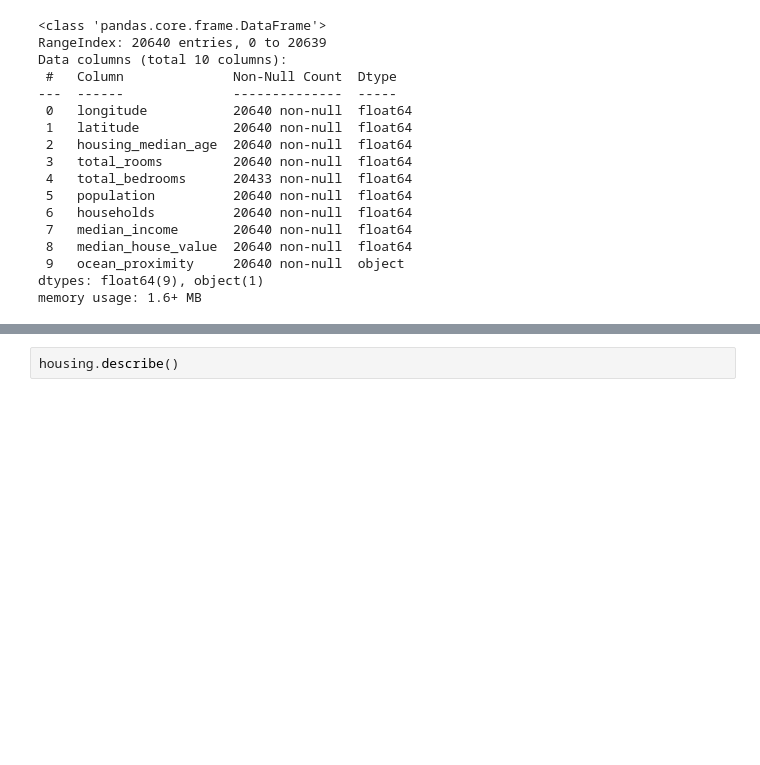
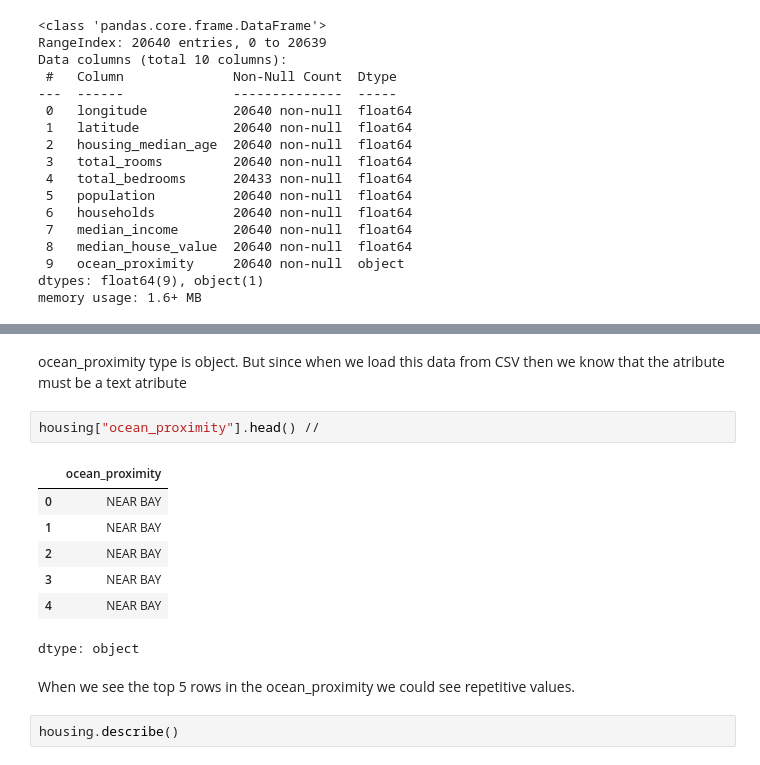
Before and after one commit to muazhalim/handson-ml3, a Jupyter notebook: 02_end_to_end_machine_learning_project.ipynb, the cells around one changed output, grey strips where cells are left out. Drawn from its saved outputs; the diff is of its cells as text; blank space fills up the shorter version.

```diff
--- a/02_end_to_end_machine_learning_project.ipynb
+++ b/02_end_to_end_machine_learning_project.ipynb
@@ -94,3 +102,17 @@ Name: ocean_proximity, dtype: int64
+# %% [markdown]
+ocean_proximity type is object. But since when we load this data from CSV then we know that the atribute must be a text atribute
+# %%
+housing["ocean_proximity"].head() //
+# %% [output]
+|  | ocean_proximity |
+| 0 | NEAR BAY |
+| 1 | NEAR BAY |
+| 2 | NEAR BAY |
+| 3 | NEAR BAY |
+| 4 | NEAR BAY |
+dtype: object
+# %% [markdown]
+When we see the top 5 rows in the ocean_proximity we could see repetitive values.
 # %%
 housing.describe()
 # %% [output]
```
Also changed, not shown: parts of 5 cells of this notebook.
